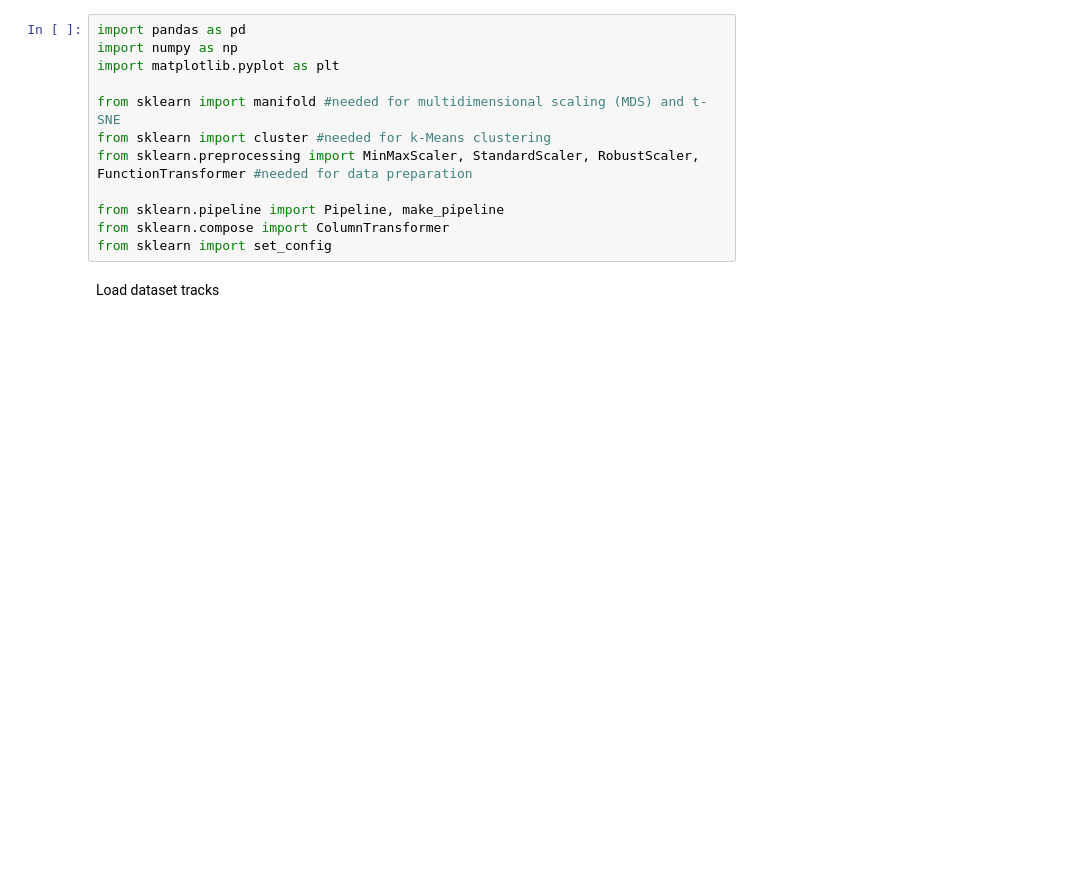
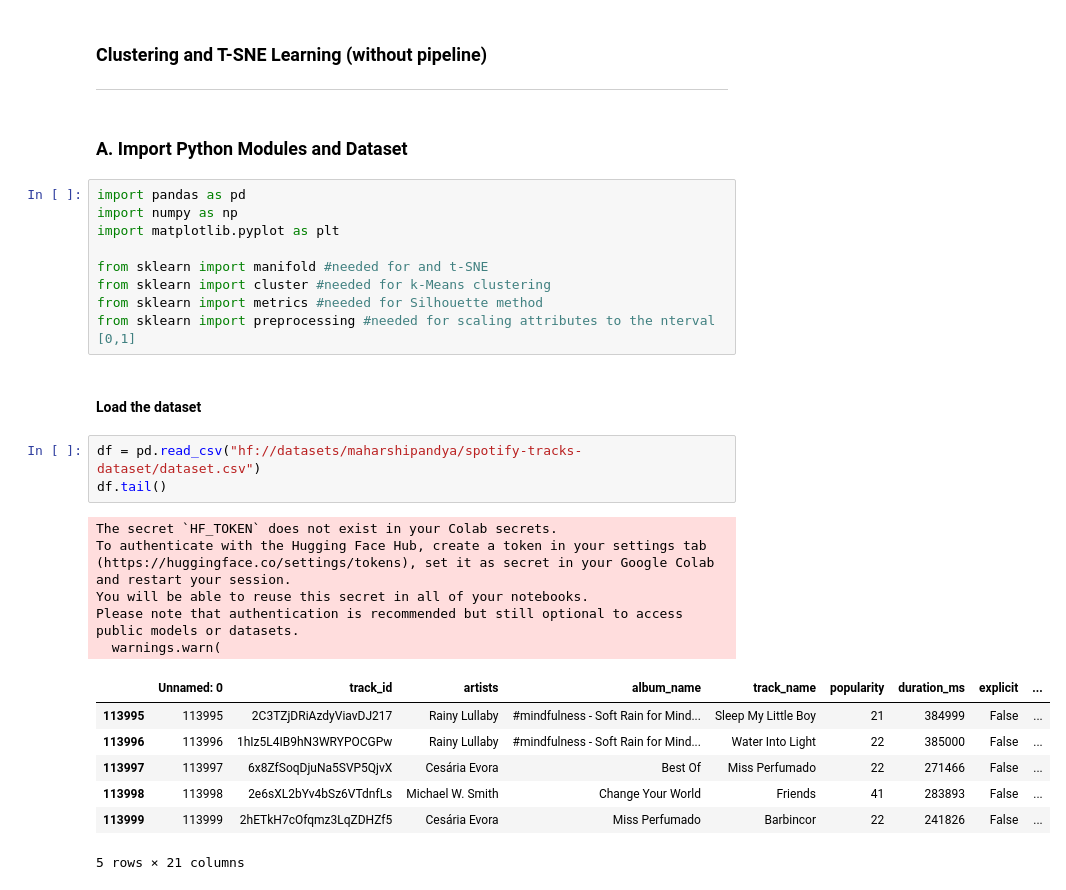
Before and after one commit to plutowootoe/NickProj25, a Jupyter notebook: clustering.ipynb, the cells around one changed output. Saved outputs shown, nothing was run; the diff lists cells and outputs as text; blank space fills up the shorter version.

```diff
--- a/clustering.ipynb
+++ b/clustering.ipynb
@@ -3,14 +1,33 @@
+# %% [markdown]
+### Clustering and T-SNE Learning (without pipeline)
+
+---
+# %% [markdown]
+### A. Import Python Modules and Dataset
 # %%
 import pandas as pd
 import numpy as np
 import matplotlib.pyplot as plt
 
-from sklearn import manifold #needed for multidimensional scaling (MDS) and t-SNE
+from sklearn import manifold #needed for and t-SNE
 from sklearn import cluster #needed for k-Means clustering
-from sklearn.preprocessing import MinMaxScaler, StandardScaler, RobustScaler, FunctionTransformer #needed for data preparation
-
-from sklearn.pipeline import Pipeline, make_pipeline
-from sklearn.compose import ColumnTransformer
-from sklearn import set_config
+from sklearn import metrics #needed for Silhouette method
+from sklearn import preprocessing #needed for scaling attributes to the nterval [0,1]
-# %% [markdown]
-Load dataset tracks
+# %% [markdown]
+#### Load the dataset
+# %%
+df = pd.read_csv("hf://datasets/maharshipandya/spotify-tracks-dataset/dataset.csv")
+df.tail()
+# %% [output]
+The secret `HF_TOKEN` does not exist in your Colab secrets.
+To authenticate with the Hugging Face Hub, create a token in your settings tab (https://huggingface.co/settings/tokens), set it as secret in your Google Colab and restart your session.
+You will be able to reuse this secret in all of your notebooks.
+Please note that authentication is recommended but still optional to access public models or datasets.
+  warnings.warn(
+|  | Unnamed: 0 | track_id | artists | album_name | track_name | popularity | duration_ms | explicit | ... |
+| 113995 | 113995 | 2C3TZjDRiAzdyViavDJ217 | Rainy Lullaby | #mindfulness - Soft Rain for Mind... | Sleep My Little Boy | 21 | 384999 | False | ... |
+| 113996 | 113996 | 1hIz5L4IB9hN3WRYPOCGPw | Rainy Lullaby | #mindfulness - Soft Rain for Mind... | Water Into Light | 22 | 385000 | False | ... |
+| 113997 | 113997 | 6x8ZfSoqDjuNa5SVP5QjvX | Cesária Evora | Best Of | Miss Perfumado | 22 | 271466 | False | ... |
+| 113998 | 113998 | 2e6sXL2bYv4bSz6VTdnfLs | Michael W. Smith | Change Your World | Friends | 41 | 283893 | False | ... |
+| 113999 | 113999 | 2hETkH7cOfqmz3LqZDHZf5 | Cesária Evora | Miss Perfumado | Barbincor | 22 | 241826 | False | ... |
+5 rows × 21 columns
```
Also changed, not shown: parts of 37 cells of this notebook, 1 other file.
